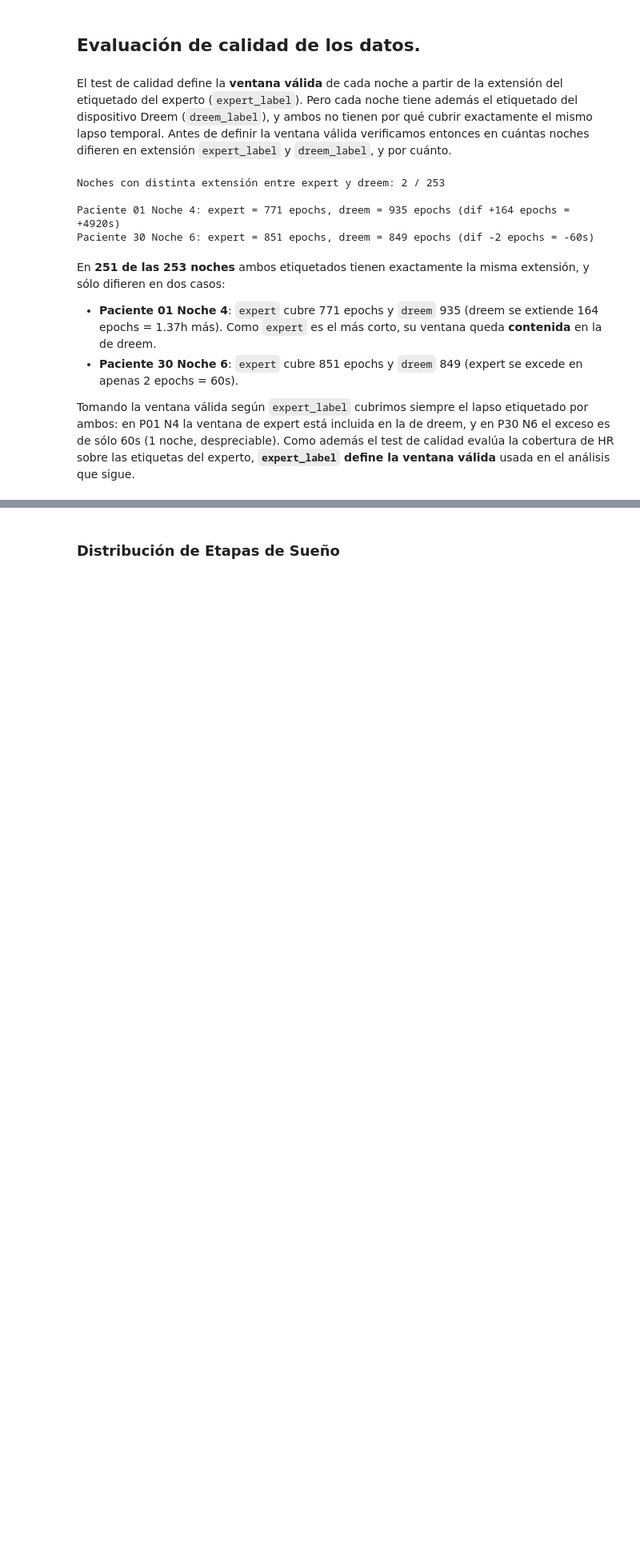
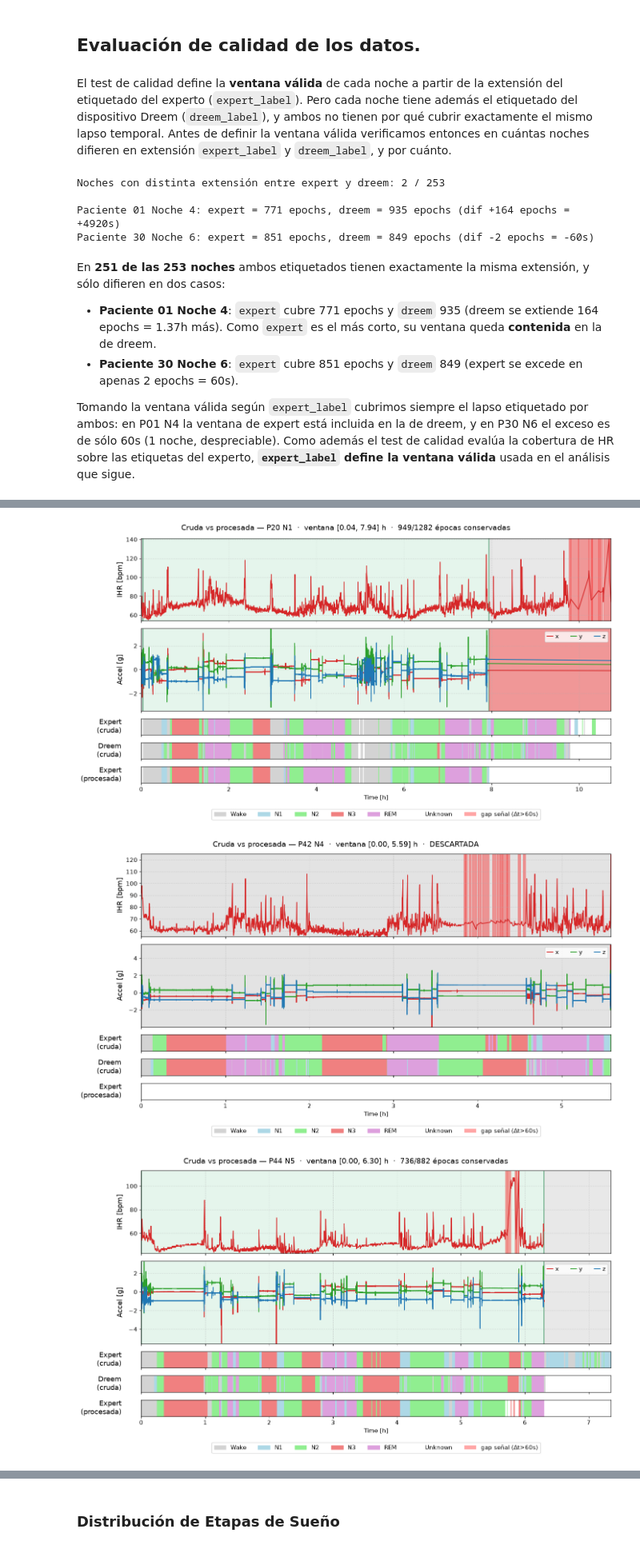
Before and after one commit to agus-pereyra/proyecto-final-ml, a Jupyter notebook: notebooks/eda.ipynb, the cells around one changed output, grey strips where cells are left out. Shown at 80% size. Saved outputs shown, nothing was run; the diff lists cells and outputs as text; code cells hidden in the pictures; blank space fills up the shorter version.

Commit message:
arreglo de procesamiento de señales (y plot para mostrarlo)

```diff
--- a/notebooks/eda.ipynb
+++ b/notebooks/eda.ipynb
@@ -186,0 +166,9 @@ recorta `valid_end` en las noches `trim_tail` y excluye las `discard`. Resultado
+# %%
+plots.raw_vs_clean_overview(20, 1) # acelerometría muere antes que el IHR -> ventana recortada
+plots.raw_vs_clean_overview(42, 4) # gap interno de IHR -> noche descartada
+plots.raw_vs_clean_overview(44, 5)
+plots.raw_vs_clean_overview(42, 1)
+# %% [output]
+[figure, added]
+[figure, added]
+[figure, added]
```
Also changed, not shown: parts of 9 cells of this notebook, 13 other files.
